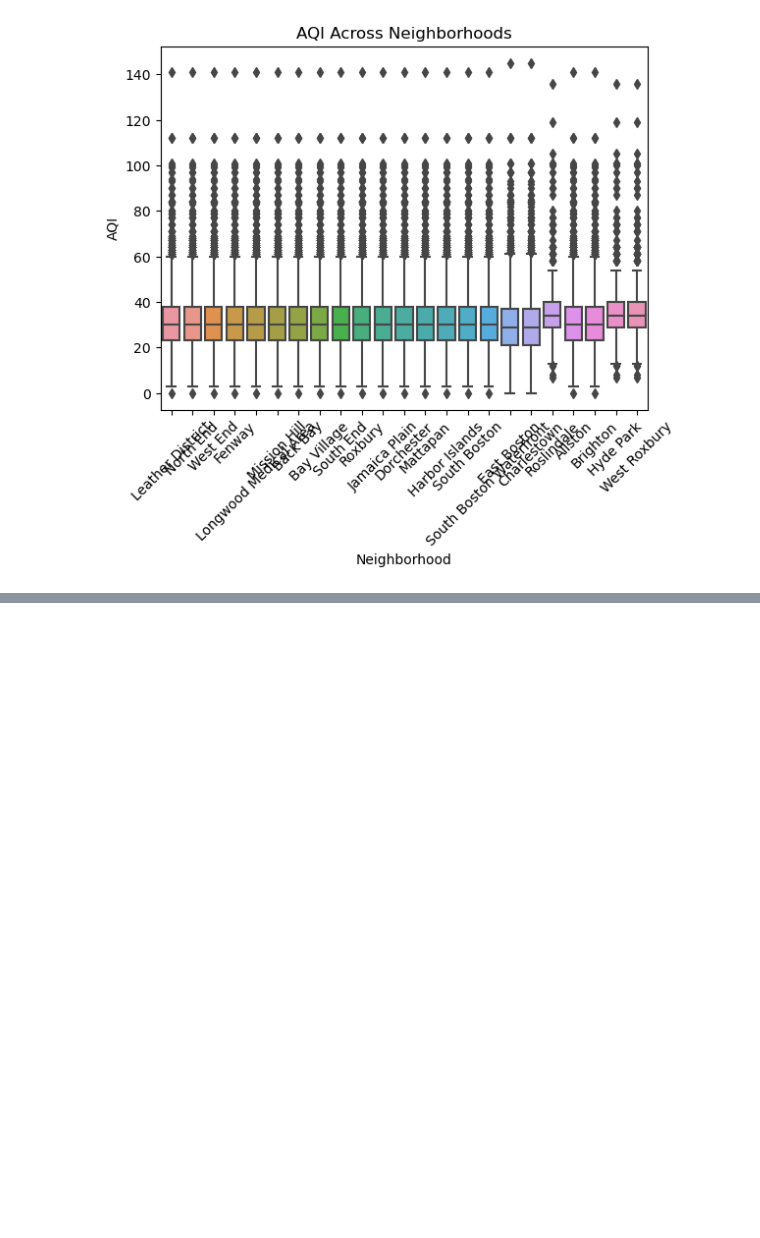
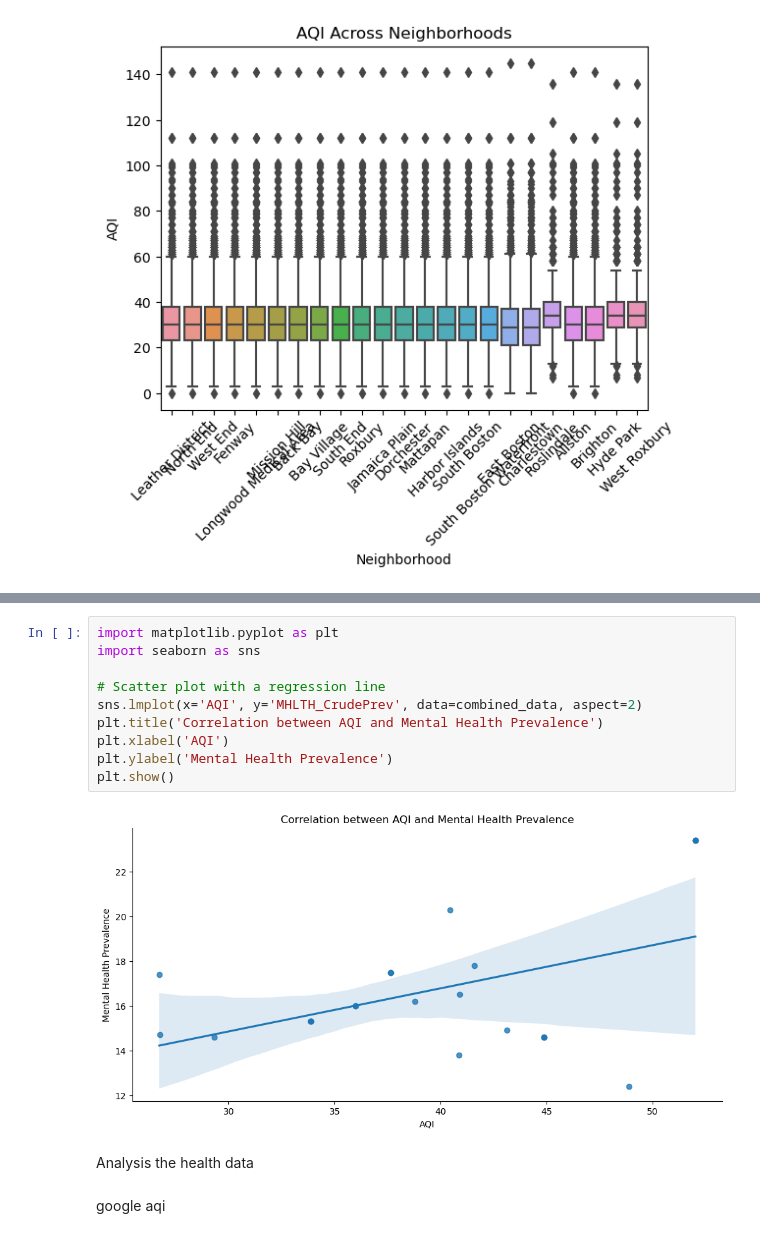
Before and after one commit to BU-Spark/ds-boston-transit-air-quality, a Jupyter notebook: fa23-team-f/data/Google AQI/question3.ipynb, the cells around one changed output, grey strips where cells are left out. Saved outputs shown, nothing was run; the diff lists cells and outputs as text; blank space fills up the shorter version.

```diff
--- a/fa23-team-f/data/Google AQI/question3.ipynb
+++ b/fa23-team-f/data/Google AQI/question3.ipynb
@@ -177,0 +172,16 @@ Correlation between AQI and MBTA_Stops_Count: -0.025043580924767994, P-value: 1.
+# %%
+import matplotlib.pyplot as plt
+import seaborn as sns
+
+# Scatter plot with a regression line
+sns.lmplot(x='AQI', y='MHLTH_CrudePrev', data=combined_data, aspect=2)
+plt.title('Correlation between AQI and Mental Health Prevalence')
+plt.xlabel('AQI')
+plt.ylabel('Mental Health Prevalence')
+plt.show()
+# %% [output]
+[figure, added]
+# %% [markdown]
+Analysis the health data
+# %% [markdown]
+google aqi
```
Also changed, not shown: parts of 11 cells of this notebook.
